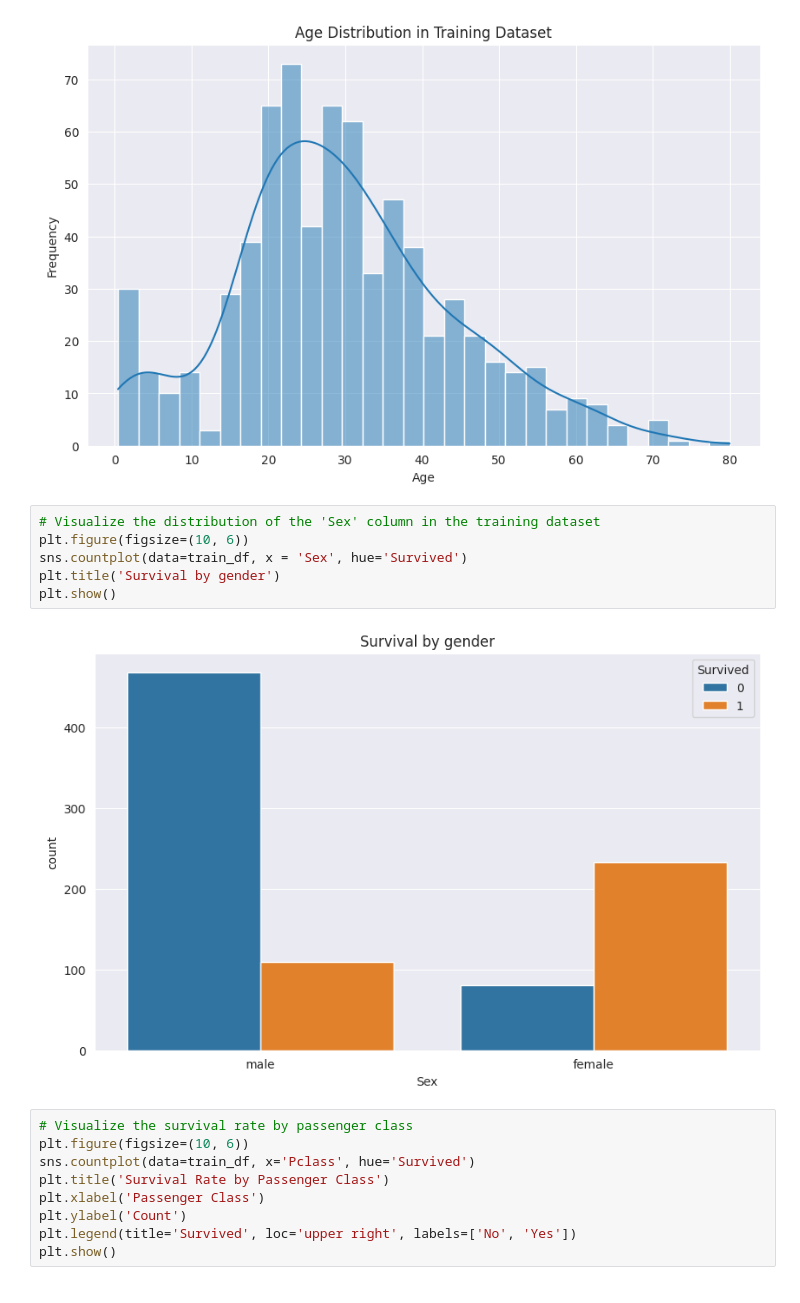
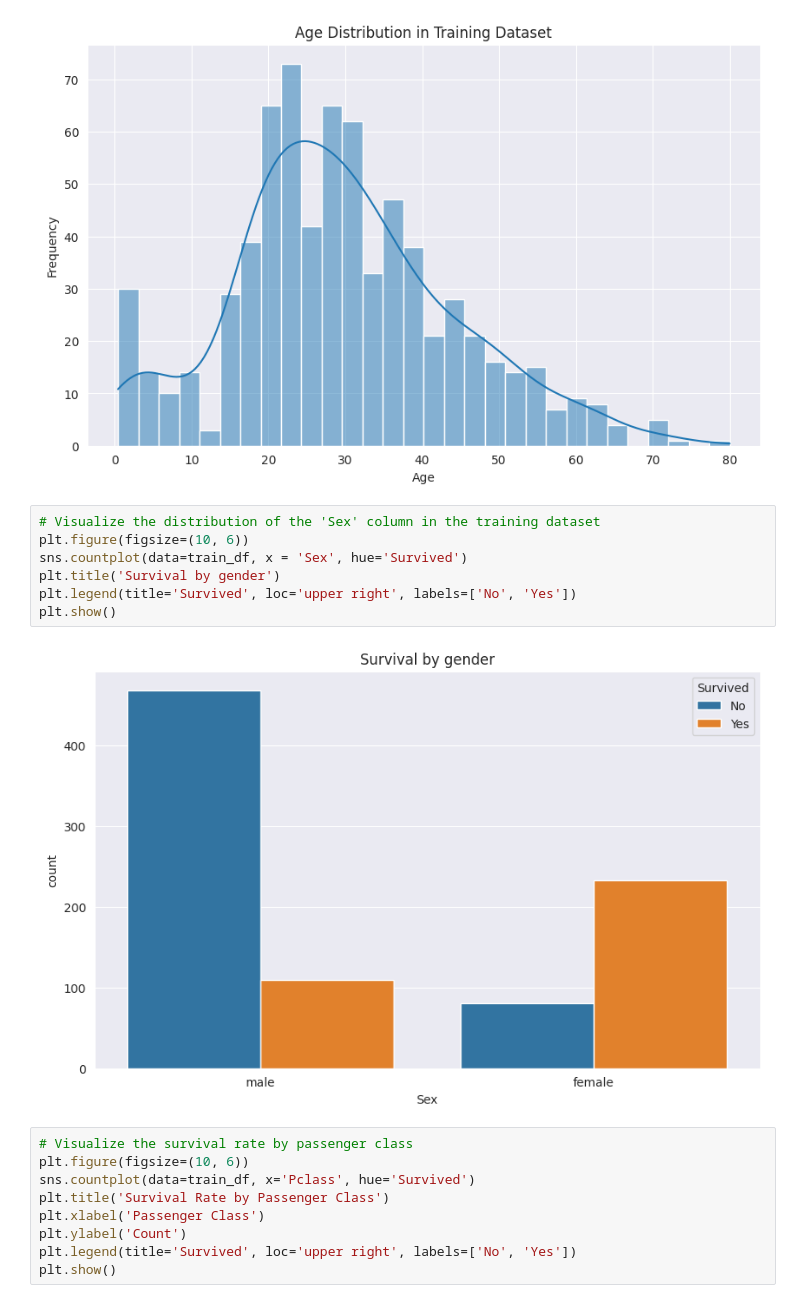
Before and after one commit to ygorsmc/Titanic, a Jupyter notebook: scikitlearn_model.ipynb, the cells around one changed output. Cells and saved outputs as stored; diff of their text form.

Commit message:
v1.2
Changes:
Added some graphs for data visualization.

```diff
--- a/scikitlearn_model.ipynb
+++ b/scikitlearn_model.ipynb
@@ -88,11 +88,12 @@ plt.show()
 # %%
 # Visualize the distribution of the 'Sex' column in the training dataset
 plt.figure(figsize=(10, 6))
 sns.countplot(data=train_df, x = 'Sex', hue='Survived')
 plt.title('Survival by gender')
+plt.legend(title='Survived', loc='upper right', labels=['No', 'Yes'])
 plt.show()
 # %% [output]
-[figure, old version]
+[figure, new version]
 # %%
 # Visualize the survival rate by passenger class
 plt.figure(figsize=(10, 6))
```
Also changed, not shown: parts of 9 cells of this notebook, 1 other file.
